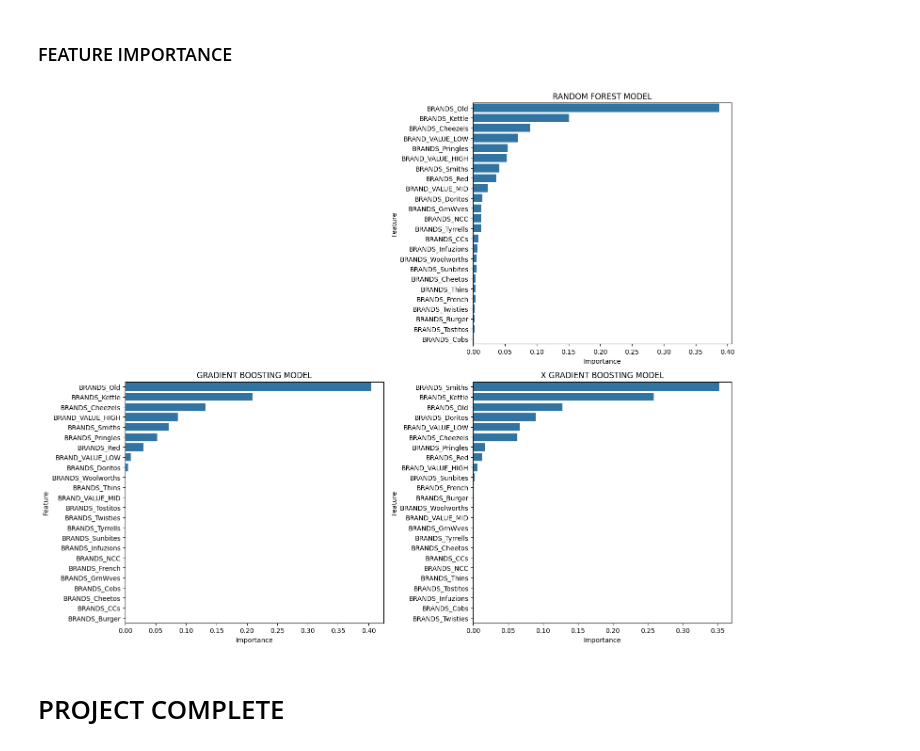
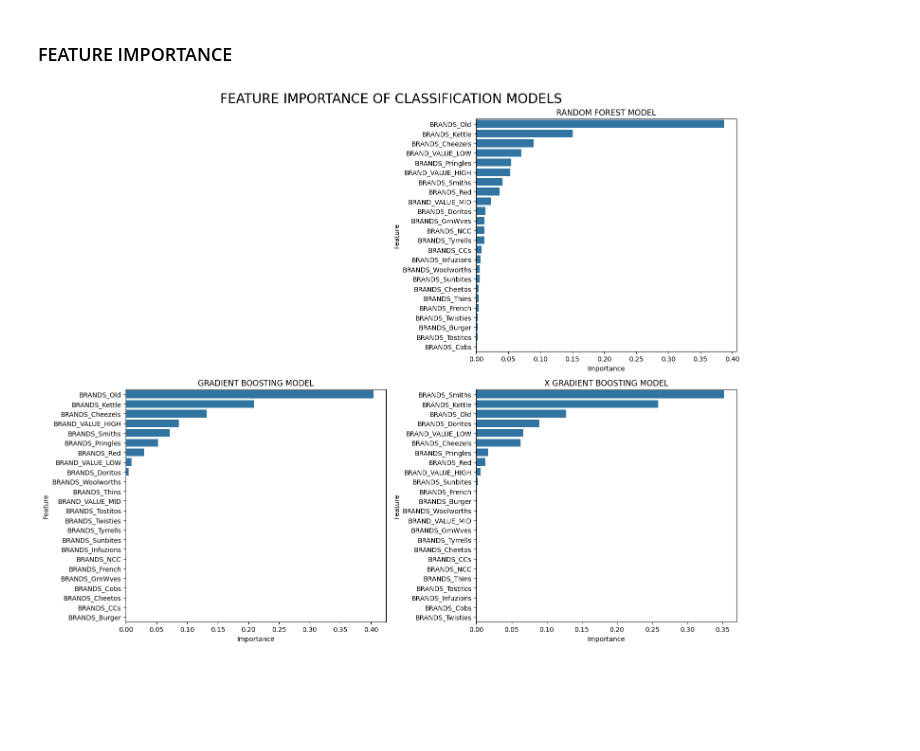
Before and after one commit to Stephen-Adwini-Badu/04.-Quantium-Project, a Jupyter notebook: Quantium Project Notebook.ipynb, the cells around one changed output. Cells and saved outputs as stored; diff of their text form; code cells hidden in the pictures; blank space fills up the shorter version.

```diff
--- a/Quantium Project Notebook.ipynb
+++ b/Quantium Project Notebook.ipynb
@@ -29,10 +29,8 @@ from sklearn.ensemble import RandomForestClassifier, GradientBoostingClassifier
 from xgboost import XGBClassifier
 # %%
 #Import Databases
-tdf = r"C:\Users\DELL\OneDrive\Documents\Terminus\Portfolio\04. Quantium Project\QVI_transaction_data.csv"
-cdf = r"C:\Users\DELL\OneDrive\Documents\Terminus\Portfolio\04. Quantium Project\QVI_purchase_behaviour.csv"
-transactiondf = pd.read_csv(tdf)
-customerdf = pd.read_csv(cdf)
+transactiondf = pd.read_csv("4.2 QVI_transaction_data.csv")
+customerdf = pd.read_csv("4.1 QVI_purchase_behaviour.csv")
 
 #EDA
 print('DATA EXPLORATION \nShape Of Transaction Dataframe: {} \nSize of Transaction Dataframe: {} \nTransaction Dataframe Total Count Of Missing Values: {} \n'.format(transactiondf.shape,transactiondf.size,transactiondf.isnull().sum().sum()))
@@ -588,11 +593,26 @@ None
 y = df_mod['CUSTOMER_VALUE_HIGH']
 X = df_mod.drop(columns=['CUSTOMER_VALUE_HIGH','CUSTOMER_VALUE_LOW','TOT_SALES','UNIT_PRICE','SIZE','PROD_QTY'])
 
-X_train0, X_test, y_train0, y_test = train_test_split(X, y, test_size=0.3, random_state=42)
-X_train, X_val, y_train, y_val = train_test_split(X_train0, y_train0, test_size=0.5, random_state=42)
+#Generating validation data
+X_train0, X_test, y_train0, y_test = train_test_split(X, y,
+                                                      test_size=0.3,
+                                                      random_state=42)
 
-split = pd.DataFrame(data={"Dimensiions":[X_train0.shape,X_val.shape,X_test.shape,y_train0.size,y_val.size,y_test.size]},
+#Generating training and testing data
+X_train, X_val, y_train, y_val = train_test_split(X_train0, y_train0,
+                                                  test_size=0.5,
+                                                  random_state=42)
+
+#Generating dataframe for data splits
+split = pd.DataFrame(data={"Dimensiions":[X_train0.shape,
+                                          X_val.shape,
+                                          X_test.shape,
+                                          y_train0.size,
+                                          y_val.size,
+                                          y_test.size]},
                      index=['X TRAIN','X VAL','X TEST','Y TRAIN','Y VAL','Y TEST'])
+
+#Previewing splits
 split
 # %% [output]
 |  | Dimensiions |
@@ -752,16 +782,20 @@ rfc_df, gbc_df, xgb_df = dfs
 # %%
 #Generating subplots
 fig, ax = plt.subplots(2,2, figsize=(15,12))
+plt.suptitle("FEATURE IMPORTANCE OF CLASSIFICATION MODELS", fontsize=20)
+
+#Disabling axis
 ax[0,0].axis('off')
+
+#Generating vusializations
 sns.barplot(data=rfc_df, y='Feature', x='Importance', orient='h', ax=ax[0,1])
 sns.barplot(data=gbc_df, y='Feature', x='Importance', orient='h', ax=ax[1,0])
 sns.barplot(data=xgb_df, y='Feature', x='Importance', orient='h', ax=ax[1,1])
+
 #Naming subplots
 ax[0,1].set_title("RANDOM FOREST MODEL")
 ax[1,0].set_title("GRADIENT BOOSTING MODEL")
 ax[1,1].set_title("X GRADIENT BOOSTING MODEL")
 plt.tight_layout()
 # %% [output]
-[figure, old version]
+[figure, new version]
-# %% [markdown]
-# PROJECT COMPLETE
```
Also changed, not shown: parts of 6 cells of this notebook.
